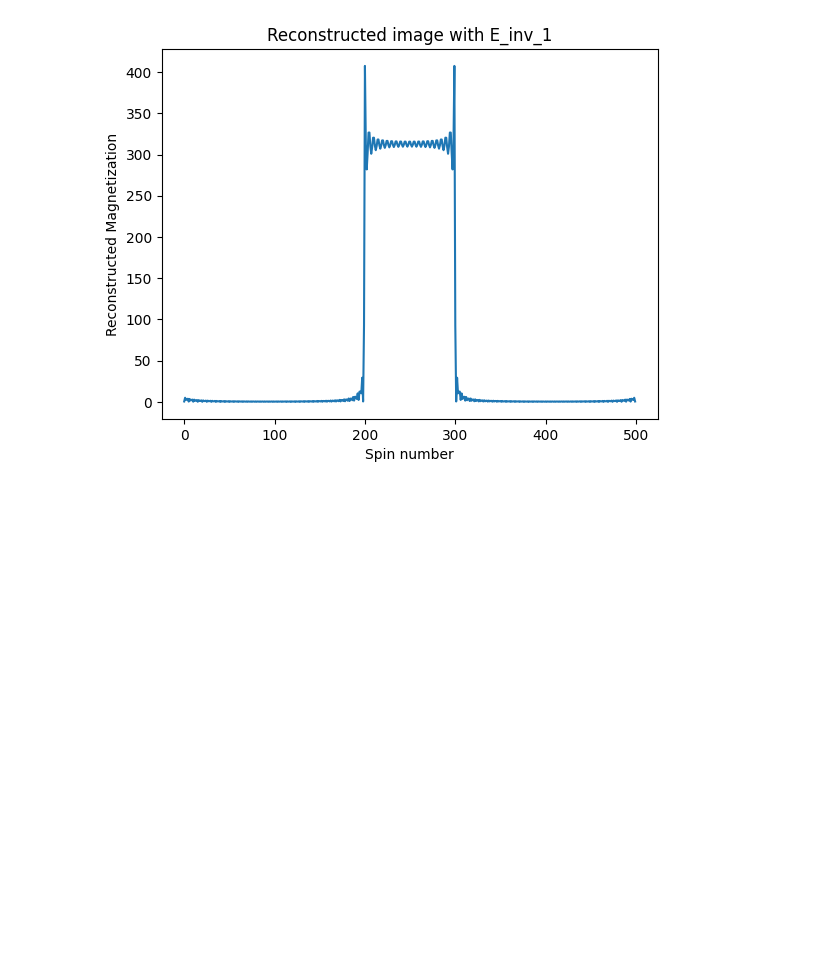
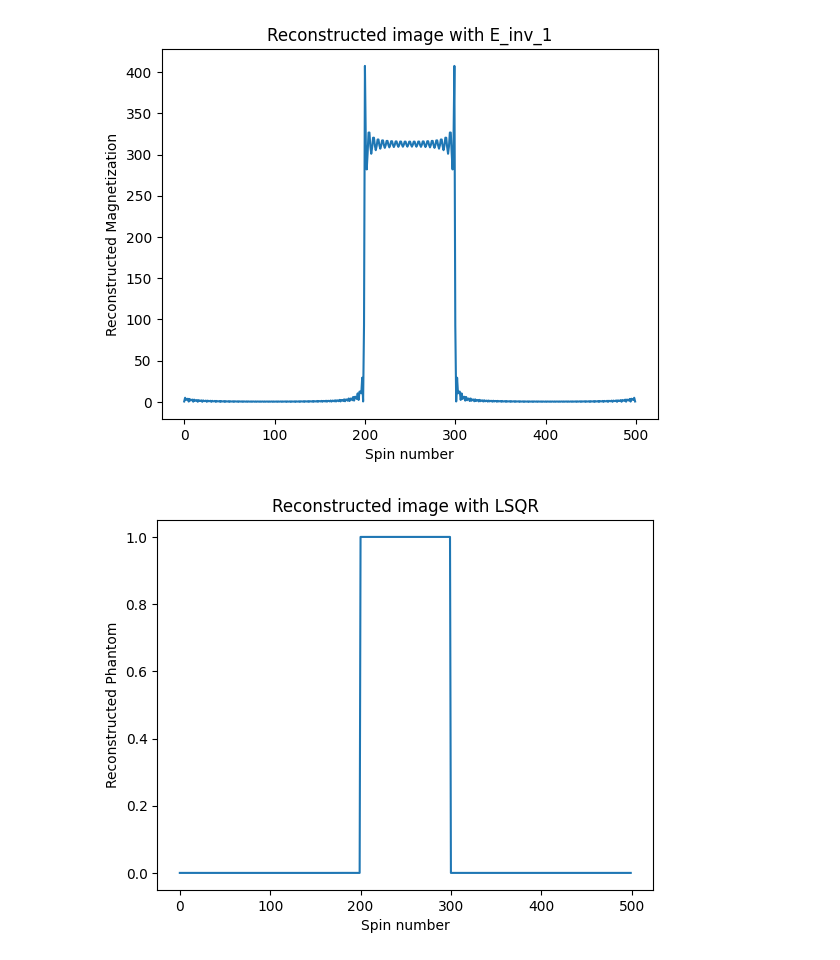
Before and after one commit to MaxStrey/Martinos_MR, a Jupyter notebook: Martinos_project/phantom_generation/phantom_3.ipynb, the cells around one changed output. Drawn from its saved outputs; the diff is of its cells as text; code cells hidden in the pictures; blank space fills up the shorter version.

Commit message:
Got rid of the conjgrad function to focus on LSQR

```diff
--- a/Martinos_project/phantom_generation/phantom_3.ipynb
+++ b/Martinos_project/phantom_generation/phantom_3.ipynb
@@ -34,16 +37,16 @@ tau = 2e-3
 time = np.linspace(-tau/2,tau/2,N_spins)
 Gx_values = time*Gx  # Gx field, non-uniform
 
-kx = gamma * Gx_values  # k-space trajectory
+kx_values = gamma * Gx_values  # k-space trajectory
 
-k_signal = np.zeros_like(kx, dtype=np.complex128)
+k_signal = np.zeros_like(kx_values, dtype=np.complex128)
 FOV = .2  # meters
 
 x_values = np.linspace(-FOV / 2, FOV / 2, N_spins)  # Assuming spins are evenly spaced
 
 
-for i, k in enumerate(kx):
-    k_signal[i] = np.sum(phantom * np.exp(-1j  * k * x_values))  # k-space signal is sum of all spins
+for i, kx in enumerate(kx_values):
+    k_signal[i] = np.sum(phantom * np.exp(-1j  * kx * x_values))  # k-space signal is sum of all spins
 
 # Take an fftshift of the k-space signal
 
@@ -51,7 +54,7 @@ for i, k in enumerate(kx):
 
 # Plot the k-space signal
 plt.figure()
-plt.plot(kx, np.abs(k_signal))
+plt.plot(kx_values, np.abs(k_signal))
 plt.title('k-space signal')
 plt.xlabel('k')
 plt.ylabel('kSignal')
@@ -63,7 +66,7 @@ plt.show()
 E = np.zeros((N_spins, N_spins), dtype=np.complex128)
 for i in range(N_spins):
     for j in range(N_spins):
-        E[i, j] = np.exp(-1j * kx[i] * x_values[j])
+        E[i, j] = np.exp(-1j * kx_values[i] * x_values[j])
 
 # Plotting the phase of the encoding matrix
 plt.figure()
@@ -89,7 +92,7 @@ s = np.dot(E, phantom)
 
 # Plot the k-space signal
 plt.figure()
-plt.plot(kx, np.abs(s))
+plt.plot(kx_values, np.abs(s))
 plt.title('k-space signal')
 plt.xlabel('k')
 plt.ylabel('kSignal')
@@ -132,7 +132,9 @@ E_inv_1 = np.zeros((N_spins, N_spins), dtype=np.complex128)
 
 for i in range(N_spins):
     for j in range(N_spins):
-        E_inv_1[i, j] = np.exp(1j * kx[i] * x_values[j])
+        E_inv_1[i, j] = np.exp(1j * kx_values[i] * x_values[j])
+
+
 
 
 image_1 = np.dot(E_inv_1, s)   # Reconstruct the image
@@ -147,3 +149,47 @@ plt.ylabel('Reconstructed Magnetization')
 plt.show()
 # %% [output]
 [figure]
+# %%
+def find_A():
+    A = np.zeros((N_spins, N_spins), dtype=np.complex128)
+    for i in range(N_spins):
+        for j in range(N_spins):
+            A[i, j] = np.exp(-1j * kx_values[i] * x_values[j])
+    return A
+
+
+
+
+# def conjgrad(A, b, x):
+#     r = b - A @ x
+#     p = r
+#     rsold = np.dot(r.conj(), r)
+
+#     for i in range(len(b)):
+#         Ap = A @ p
+#         alpha = rsold / np.dot(p.conj(), Ap)
+#         x = x + alpha * p
+#         r = r - alpha * Ap
+#         rsnew = np.dot(r.conj(), r)
+#         if np.sqrt(rsnew) < 1e-10:
+#             break
+#         p = r + (rsnew / rsold) * p
+#         rsold = rsnew
+
+#     return x
+
+
+# image_3 = conjgrad(E, s, np.zeros(N_spins, dtype=np.complex128))
+
+A = csc_matrix(E)
+x = lsqr(A, s)[0]
+
+# Plot the reconstructed image
+plt.figure()
+plt.plot(x)
+plt.title('Reconstructed image with LSQR')
+plt.xlabel('Spin number')
+plt.ylabel('Reconstructed Phantom')
+plt.show()
+# %% [output]
+[figure, added]
```
Also changed, not shown: parts of 2 cells of this notebook.
